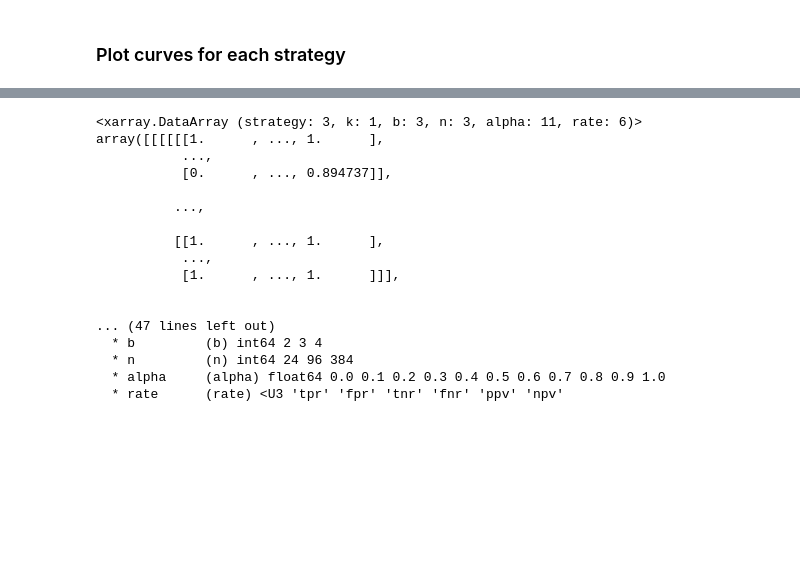
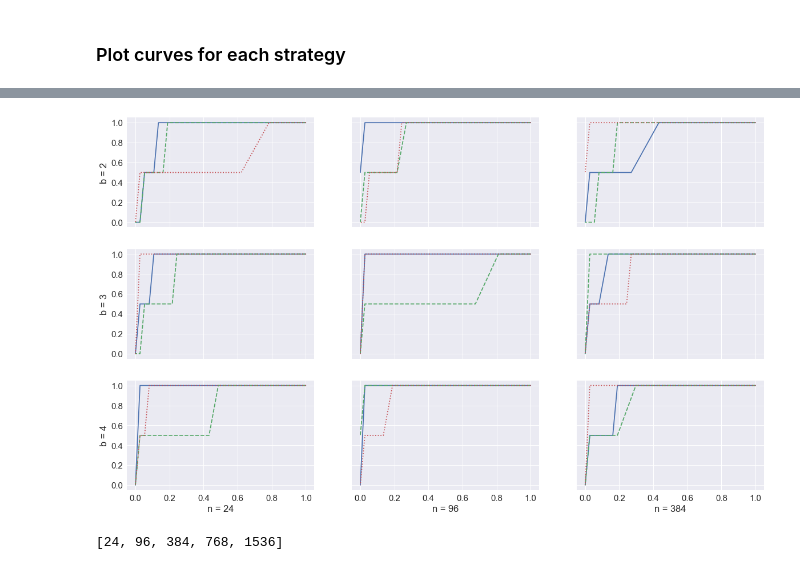
Before and after one commit to agrawalraj/active_learning, a Jupyter notebook: new/analyze_results.ipynb, the cells around one changed output, grey strips where cells are left out. Cells and saved outputs as stored; diff of their text form; code cells hidden in the pictures; blank space fills up the shorter version.

```diff
--- a/new/analyze_results.ipynb
+++ b/new/analyze_results.ipynb
@@ -91,20 +105,17 @@ plt.ylabel('Average TPR');
-# %%
-rate_avgs_da
-# %% [output]
-<xarray.DataArray (strategy: 3, k: 1, b: 3, n: 3, alpha: 11, rate: 6)>
-array([[[[[[1.      , ..., 1.      ],
-           ...,
-           [0.      , ..., 0.894737]],
-
-          ...,
-
-          [[1.      , ..., 1.      ],
-           ...,
-           [1.      , ..., 1.      ]]],
-
-
-... (47 lines left out)
-  * b         (b) int64 2 3 4
-  * n         (n) int64 24 96 384
-  * alpha     (alpha) float64 0.0 0.1 0.2 0.3 0.4 0.5 0.6 0.7 0.8 0.9 1.0
-  * rate      (rate) <U3 'tpr' 'fpr' 'tnr' 'fnr' 'ppv' 'npv'
+# %%
+fig, ax = plt.subplots(len(bs), len(ns), sharey=True, sharex=True)
+for (b_ix, b), (n_ix, n) in itr.product(list(enumerate(bs)), list(enumerate(ns))):
+    for strategy, linestyle in zip(strategy_names, linestyles):
+        avg_rates = rate_avgs_da.sel(strategy=strategy, b=b, k=2, n=n)
+        tpr_fpr_df = order_tpr_fpr(avg_rates.sel(rate='fpr').values, avg_rates.sel(rate='tpr').values)
+        ax[b_ix, n_ix].plot(tpr_fpr_df['fpr'], tpr_fpr_df['tpr'], linestyle=linestyle)
+        if b_ix == len(bs)-1:
+            ax[b_ix, n_ix].set_xlabel('n = %s' % n)
+        if n_ix == 0:
+            ax[b_ix, n_ix].set_ylabel('b = %s' % b)
+# %% [output]
+[figure, added]
+# %%
+ns
+# %% [output]
+[24, 96, 384, 768, 1536]
```
Also changed, not shown: parts of 10 cells of this notebook, 3 other files.
